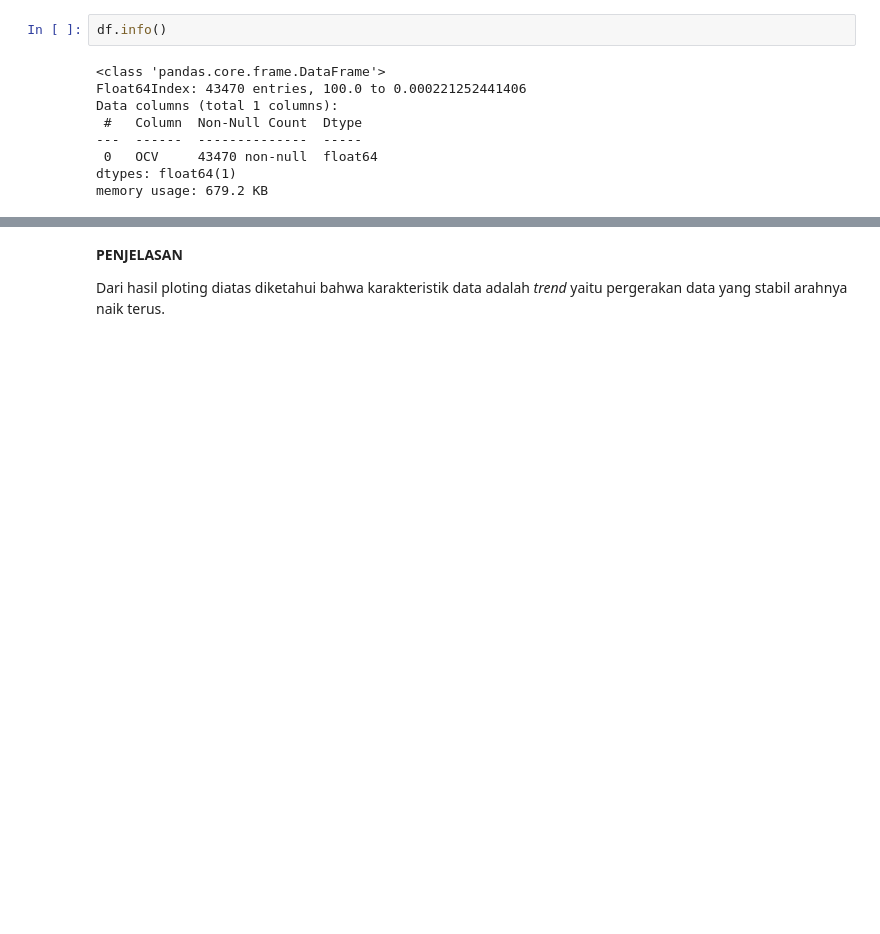
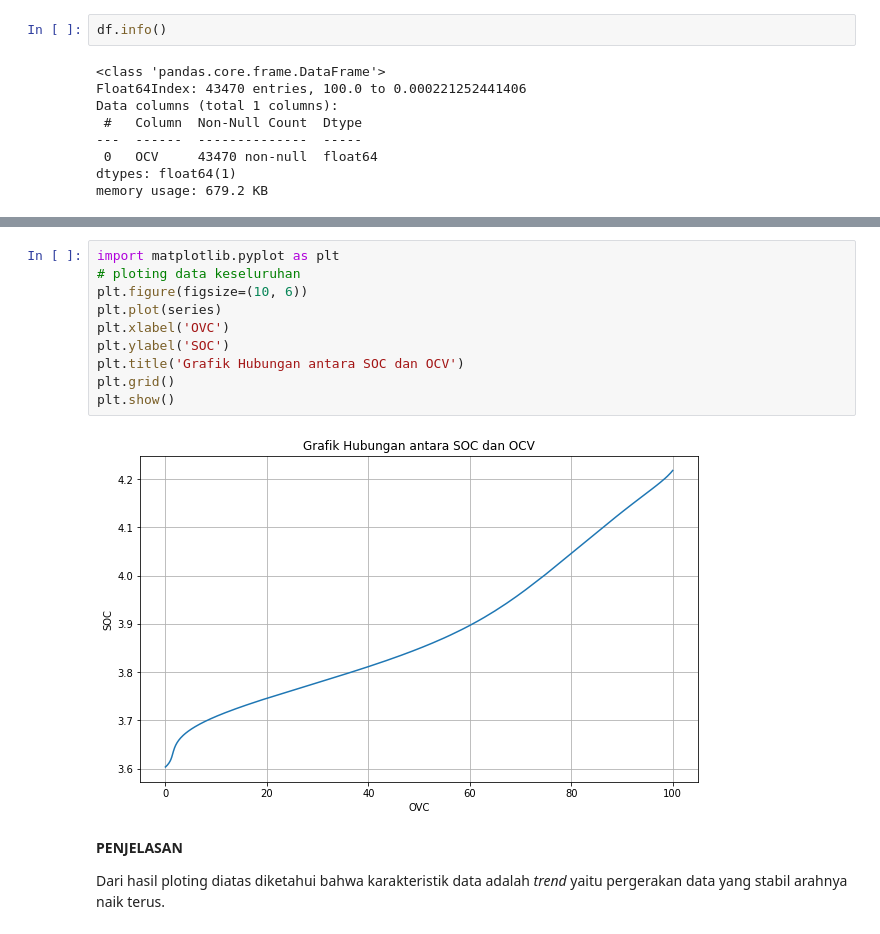
Before and after one commit to MohPras/Times-Series-Forcasting-Arima-Auto-Model-, a Jupyter notebook: Arima.ipynb, the cells around one changed output, grey strips where cells are left out. Drawn from its saved outputs; the diff is of its cells as text; blank space fills up the shorter version.

```diff
--- a/Arima.ipynb
+++ b/Arima.ipynb
@@ -70,3 +86,15 @@ series.plot()
+# %%
+import matplotlib.pyplot as plt
+# ploting data keseluruhan
+plt.figure(figsize=(10, 6))
+plt.plot(series)
+plt.xlabel('OVC')
+plt.ylabel('SOC')
+plt.title('Grafik Hubungan antara SOC dan OCV')
+plt.grid()
+plt.show()
+# %% [output]
+[figure, added]
 # %% [markdown]
 **PENJELASAN**
 
```
Also changed, not shown: parts of 14 cells of this notebook.
